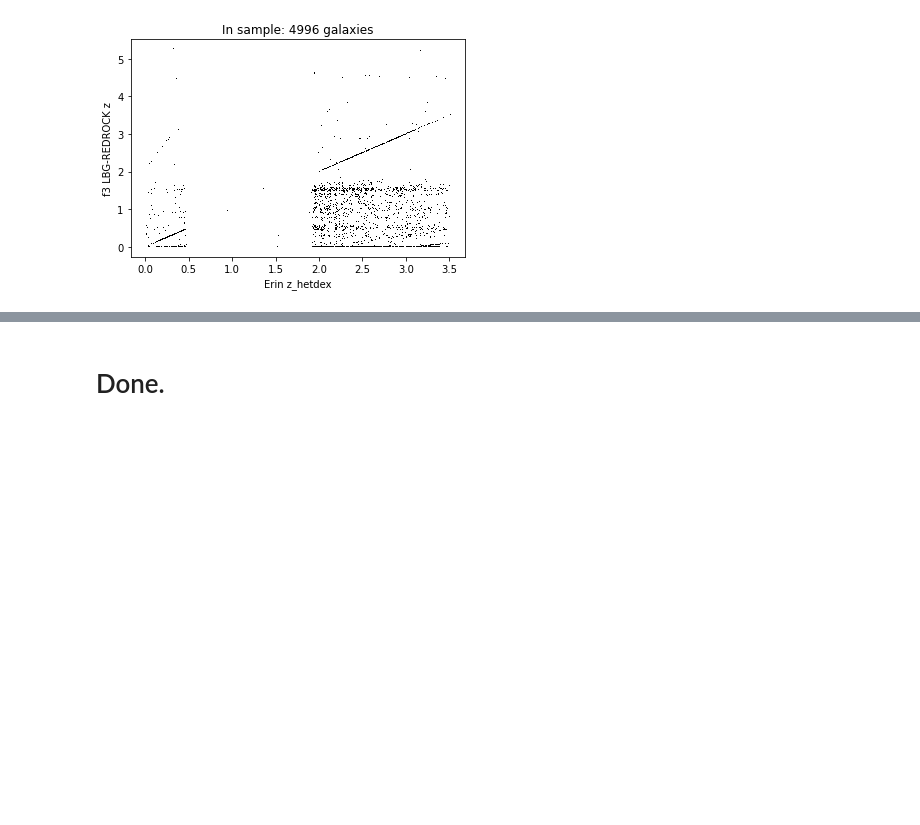
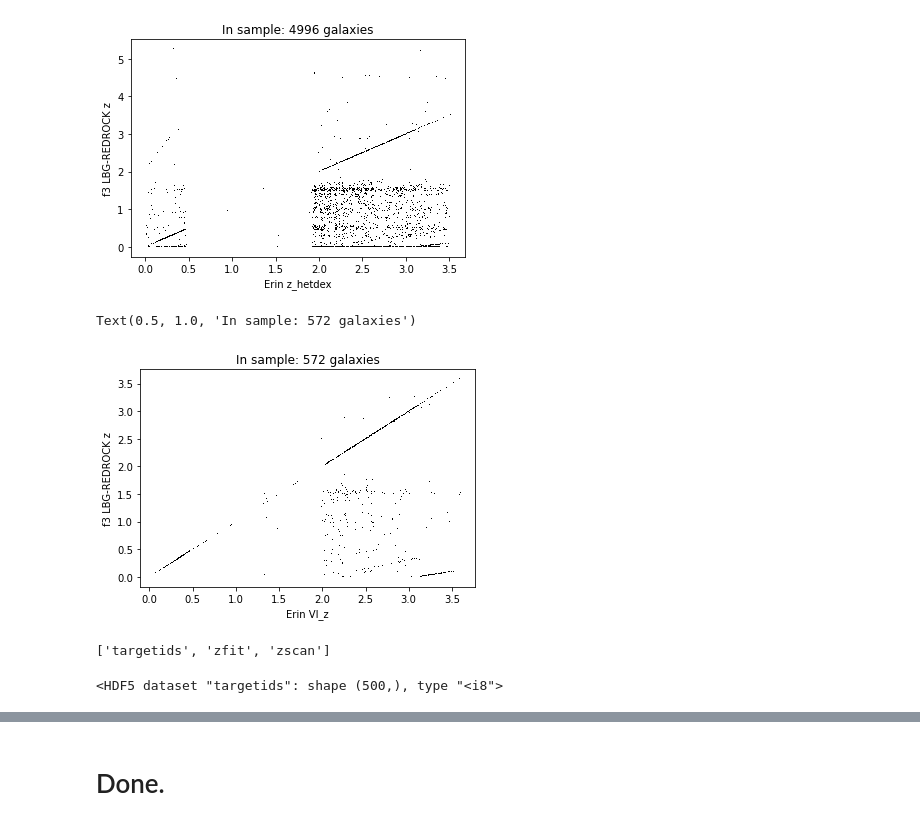
Before and after one commit to michaelJwilson/DESILBGSPEC, a Jupyter notebook: clauds.ipynb, the cells around one changed output, grey strips where cells are left out. Drawn from its saved outputs; the diff is of its cells as text; code cells hidden in the pictures; blank space fills up the shorter version.

```diff
--- a/clauds.ipynb
+++ b/clauds.ipynb
@@ -333,3 +326,26 @@ pl.title('In sample: {:d} galaxies'.format(np.count_nonzero(isin)))
 # %% [output]
 Text(0.5, 1.0, 'In sample: 4996 galaxies')
 [figure]
+# %%
+to_plot = 'VI_z'
+isin    = f3_ErinVI[to_plot] > 0.0
+
+pl.plot(f3_ErinVI[to_plot][isin], f3_ErinVI['Z'][isin], marker=',', lw=0.0, color='k')
+
+pl.xlabel('Erin {}'.format(to_plot))
+pl.ylabel('f3 LBG-REDROCK z')
+
+pl.title('In sample: {:d} galaxies'.format(np.count_nonzero(isin)))
+# %% [output]
+Text(0.5, 1.0, 'In sample: 572 galaxies')
+[figure, added]
+# %%
+rrdetails = h5py.File('/global/cscratch1/sd/mjwilson/DESILBGSPEC/f3/v4.1/tiles/cumulative/80871/20210430/rrdetails-0-80871-thru20210430.h5', 'r')
+
+list(rrdetails.keys())
+# %% [output]
+['targetids', 'zfit', 'zscan']
+# %%
+rrdetails['targetids']
+# %% [output]
+<HDF5 dataset "targetids": shape (500,), type "<i8">
```
Also changed, not shown: parts of 12 cells of this notebook, 2 other files.
